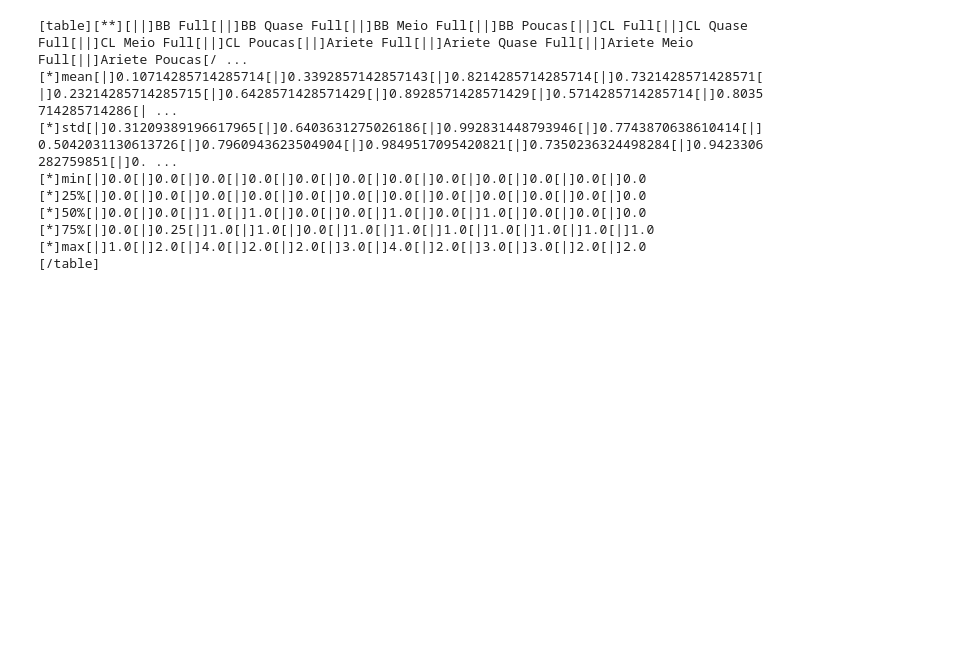
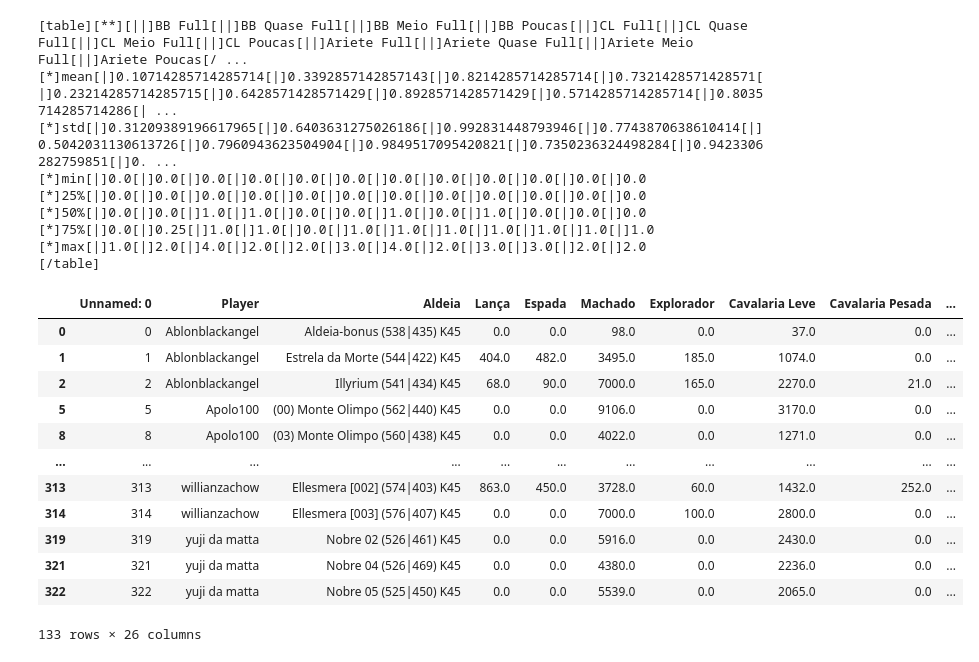
Before and after one commit to rencesar/TWData, a Jupyter notebook: Untitled.ipynb, the cells around one changed output. Saved outputs shown, nothing was run; the diff lists cells and outputs as text; code cells hidden in the pictures; blank space fills up the shorter version.

```diff
--- a/Untitled.ipynb
+++ b/Untitled.ipynb
@@ -64,2 +78,2 @@ df.to_excel('tropas_tribo.xlsx')
 # %%
-df = pd.read_excel('tropas_tribo.xlsx')
+df = pd.read_csv('tropas_tribo.csv')
@@ -142,10 +111,15 @@ cl_qtd = pd.cut(df['Cavalaria Leve'].values, bins_cl)
 cl_qtd= cl_qtd.rename_categories(labels)
 df['CL Qtd'] = cl_qtd
 
-bins_cl = pd.IntervalIndex.from_tuples([(0, 100), (100, 200), (200, 299), (299, np.inf)])
-cl_qtd = pd.cut(df['Ariete'].values, bins_cl)
-cl_qtd= cl_qtd.rename_categories(labels)
-df['Ariete Qtd'] = cl_qtd
+bins_ariete = pd.IntervalIndex.from_tuples([(0, 100), (100, 200), (200, 299), (299, np.inf)])
+ariete_qtd = pd.cut(df['Ariete'].values, bins_ariete)
+ariete_qtd= ariete_qtd.rename_categories(labels)
+df['Ariete Qtd'] = ariete_qtd
+
+bins_tipo_atq = pd.IntervalIndex.from_tuples([(0, 3600), (3600, 6700), (6700, 9800), (9800, np.inf)])
+tipo_atq_qtd = pd.cut(df['Total Tropas Ataque'].values, bins_tipo_atq)
+tipo_atq_qtd = tipo_atq_qtd.rename_categories(labels)
+df['Ataque Tipo'] = tipo_atq_qtd
 # %%
 df_ataque = df[df['Tipo Aldeia'] == 'Ataque']
 # %%
@@ -306,3 +280,19 @@ print(text_to_forum)
 [*]75%[|]0.0[|]0.25[|]1.0[|]1.0[|]0.0[|]1.0[|]1.0[|]1.0[|]1.0[|]1.0[|]1.0[|]1.0
 [*]max[|]1.0[|]2.0[|]4.0[|]2.0[|]2.0[|]3.0[|]4.0[|]2.0[|]3.0[|]3.0[|]2.0[|]2.0
 [/table]
+# %%
+df_ataque
+# %% [output]
+|  | Unnamed: 0 | Player | Aldeia | Lança | Espada | Machado | Explorador | Cavalaria Leve | Cavalaria Pesada | ... |
+| 0 | 0 | Ablonblackangel | Aldeia-bonus (538|435) K45 | 0.0 | 0.0 | 98.0 | 0.0 | 37.0 | 0.0 | ... |
+| 1 | 1 | Ablonblackangel | Estrela da Morte (544|422) K45 | 404.0 | 482.0 | 3495.0 | 185.0 | 1074.0 | 0.0 | ... |
+| 2 | 2 | Ablonblackangel | Illyrium (541|434) K45 | 68.0 | 90.0 | 7000.0 | 165.0 | 2270.0 | 21.0 | ... |
+| 5 | 5 | Apolo100 | (00) Monte Olimpo (562|440) K45 | 0.0 | 0.0 | 9106.0 | 0.0 | 3170.0 | 0.0 | ... |
+| 8 | 8 | Apolo100 | (03) Monte Olimpo (560|438) K45 | 0.0 | 0.0 | 4022.0 | 0.0 | 1271.0 | 0.0 | ... |
+| ... | ... | ... | ... | ... | ... | ... | ... | ... | ... | ... |
+| 313 | 313 | willianzachow | Ellesmera [002] (574|403) K45 | 863.0 | 450.0 | 3728.0 | 60.0 | 1432.0 | 252.0 | ... |
+| 314 | 314 | willianzachow | Ellesmera [003] (576|407) K45 | 0.0 | 0.0 | 7000.0 | 100.0 | 2800.0 | 0.0 | ... |
+| 319 | 319 | yuji da matta | Nobre 02 (526|461) K45 | 0.0 | 0.0 | 5916.0 | 0.0 | 2430.0 | 0.0 | ... |
+| 321 | 321 | yuji da matta | Nobre 04 (526|469) K45 | 0.0 | 0.0 | 4380.0 | 0.0 | 2236.0 | 0.0 | ... |
+| 322 | 322 | yuji da matta | Nobre 05 (525|450) K45 | 0.0 | 0.0 | 5539.0 | 0.0 | 2065.0 | 0.0 | ... |
+133 rows × 26 columns
```
Also changed, not shown: parts of 15 cells of this notebook, 2 other files.
